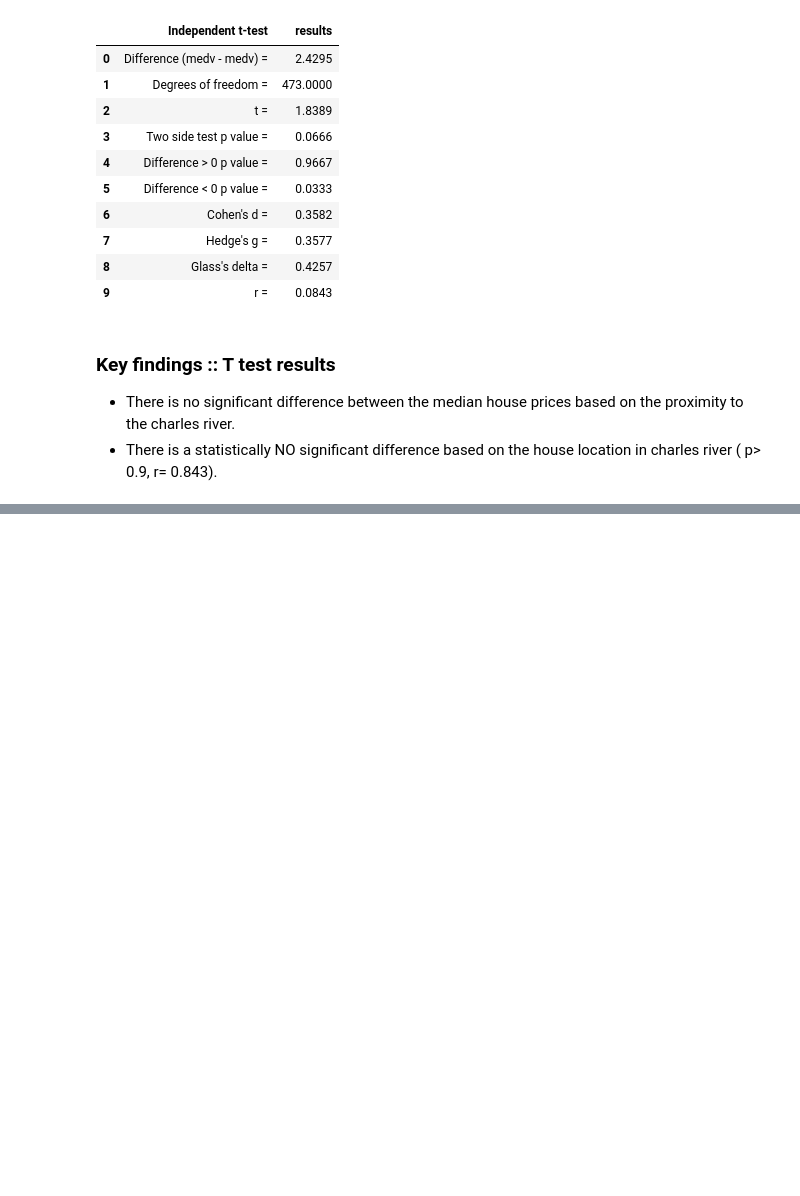
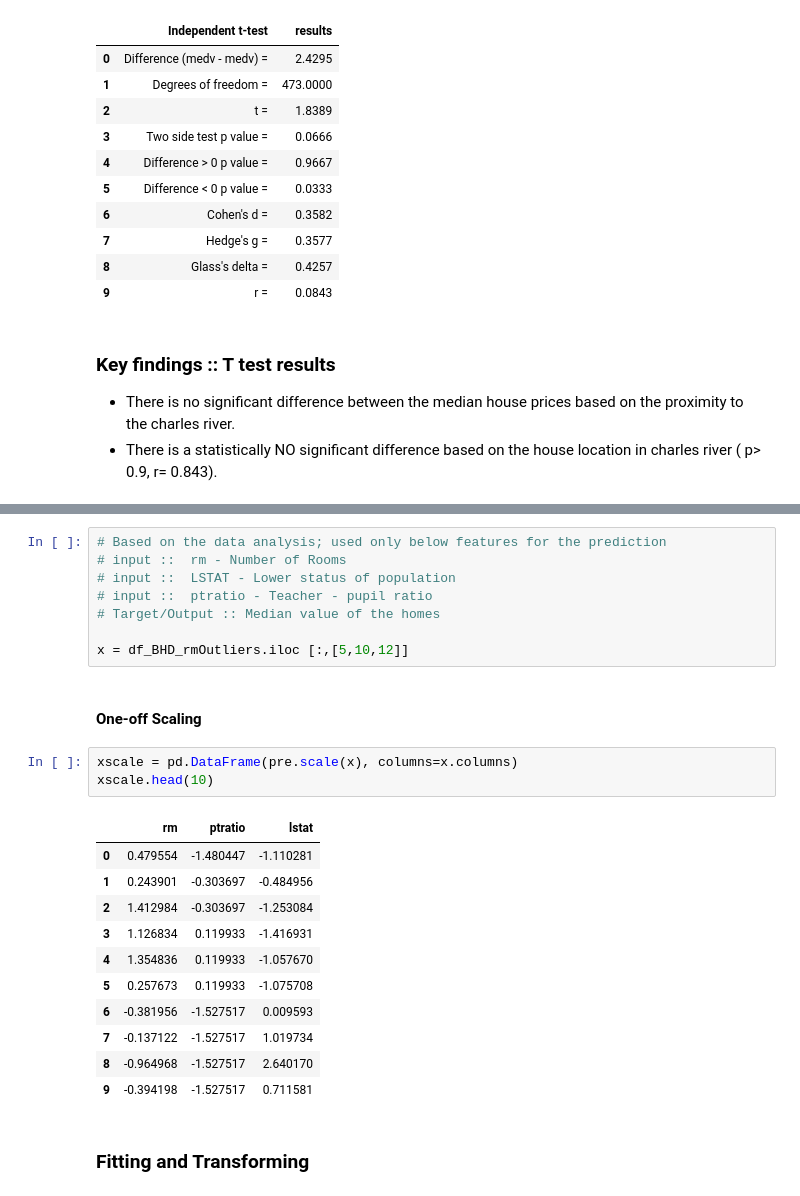
Before and after one commit to SomanathanSubramaniyan/Machine-Learning-Statistics, a Jupyter notebook: Boston-Dataset-Project.ipynb, the cells around one changed output, grey strips where cells are left out. Cells and saved outputs as stored; diff of their text form; blank space fills up the shorter version.

```diff
--- a/Boston-Dataset-Project.ipynb
+++ b/Boston-Dataset-Project.ipynb
@@ -482,0 +543,27 @@ Wider: -27.02 (26.41) MSE
+# %%
+# Based on the data analysis; used only below features for the prediction
+# input ::  rm - Number of Rooms
+# input ::  LSTAT - Lower status of population
+# input ::  ptratio - Teacher - pupil ratio
+# Target/Output :: Median value of the homes
+
+x = df_BHD_rmOutliers.iloc [:,[5,10,12]]
+# %% [markdown]
+#### One-off Scaling
+# %%
+xscale = pd.DataFrame(pre.scale(x), columns=x.columns)
+xscale.head(10)
+# %% [output]
+|  | rm | ptratio | lstat |
+| 0 | 0.479554 | -1.480447 | -1.110281 |
+| 1 | 0.243901 | -0.303697 | -0.484956 |
+| 2 | 1.412984 | -0.303697 | -1.253084 |
+| 3 | 1.126834 | 0.119933 | -1.416931 |
+| 4 | 1.354836 | 0.119933 | -1.057670 |
+| 5 | 0.257673 | 0.119933 | -1.075708 |
+| 6 | -0.381956 | -1.527517 | 0.009593 |
+| 7 | -0.137122 | -1.527517 | 1.019734 |
+| 8 | -0.964968 | -1.527517 | 2.640170 |
+| 9 | -0.394198 | -1.527517 | 0.711581 |
+# %% [markdown]
+### Fitting and Transforming
```
Also changed, not shown: parts of 41 cells of this notebook.
